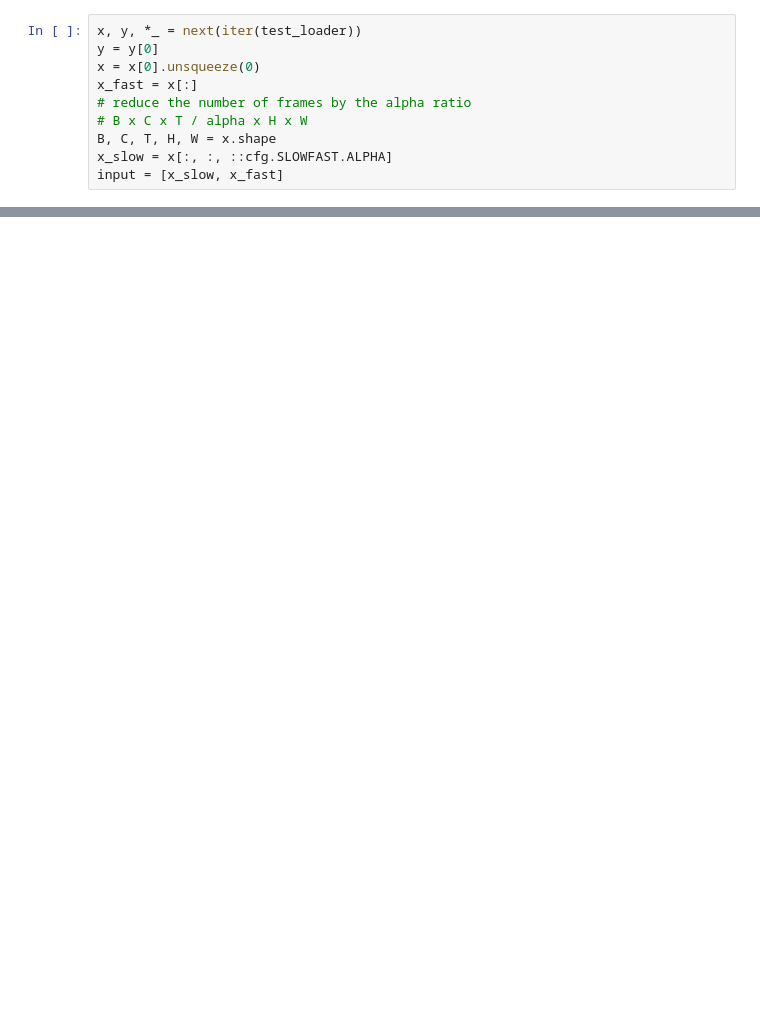
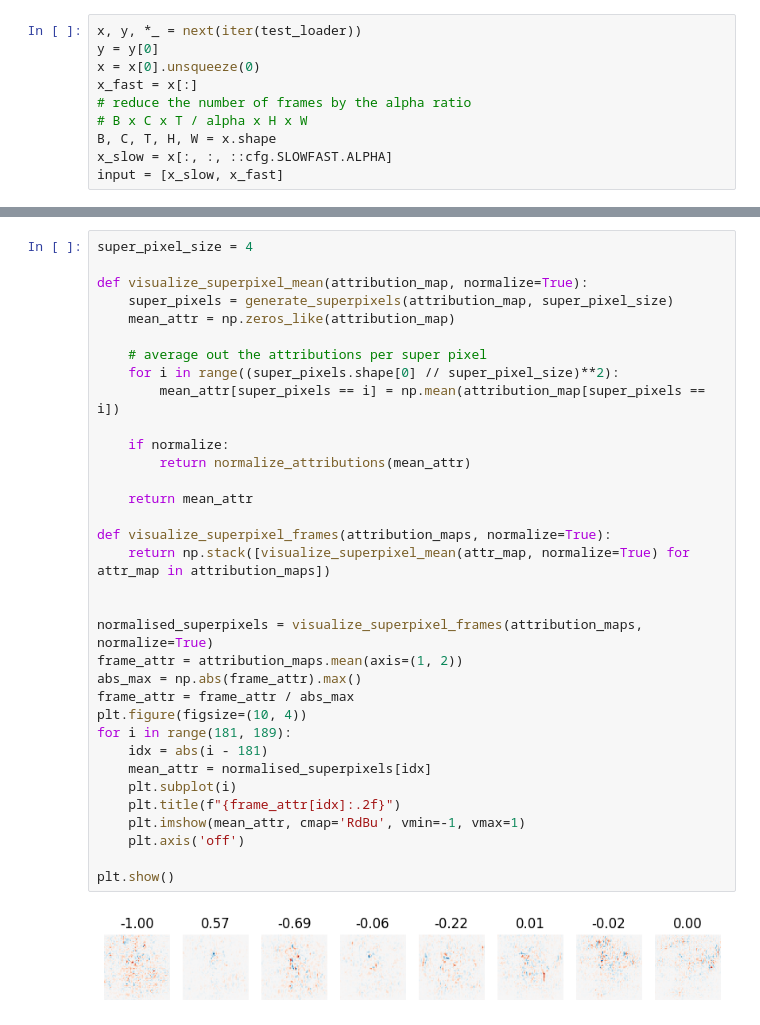
Before and after one commit to sirTomasson/diveslowlearnfast, a Jupyter notebook: notebooks/SHAP.ipynb, the cells around one changed output, grey strips where cells are left out. Saved outputs shown, nothing was run; the diff lists cells and outputs as text; blank space fills up the shorter version.

```diff
--- a/notebooks/SHAP.ipynb
+++ b/notebooks/SHAP.ipynb
@@ -205,0 +219,36 @@ plt.show()
+# %%
+super_pixel_size = 4
+
+def visualize_superpixel_mean(attribution_map, normalize=True):
+    super_pixels = generate_superpixels(attribution_map, super_pixel_size)
+    mean_attr = np.zeros_like(attribution_map)
+
+    # average out the attributions per super pixel
+    for i in range((super_pixels.shape[0] // super_pixel_size)**2):
+        mean_attr[super_pixels == i] = np.mean(attribution_map[super_pixels == i])
+
+    if normalize:
+        return normalize_attributions(mean_attr)
+
+    return mean_attr
+
+def visualize_superpixel_frames(attribution_maps, normalize=True):
+    return np.stack([visualize_superpixel_mean(attr_map, normalize=True) for attr_map in attribution_maps])
+
+
+normalised_superpixels = visualize_superpixel_frames(attribution_maps, normalize=True)
+frame_attr = attribution_maps.mean(axis=(1, 2))
+abs_max = np.abs(frame_attr).max()
+frame_attr = frame_attr / abs_max
+plt.figure(figsize=(10, 4))
+for i in range(181, 189):
+    idx = abs(i - 181)
+    mean_attr = normalised_superpixels[idx]
+    plt.subplot(i)
+    plt.title(f"{frame_attr[idx]:.2f}")
+    plt.imshow(mean_attr, cmap='RdBu', vmin=-1, vmax=1)
+    plt.axis('off')
+
+plt.show()
+# %% [output]
+[figure, added]
```
Also changed, not shown: parts of 8 cells of this notebook, 1 other file.
